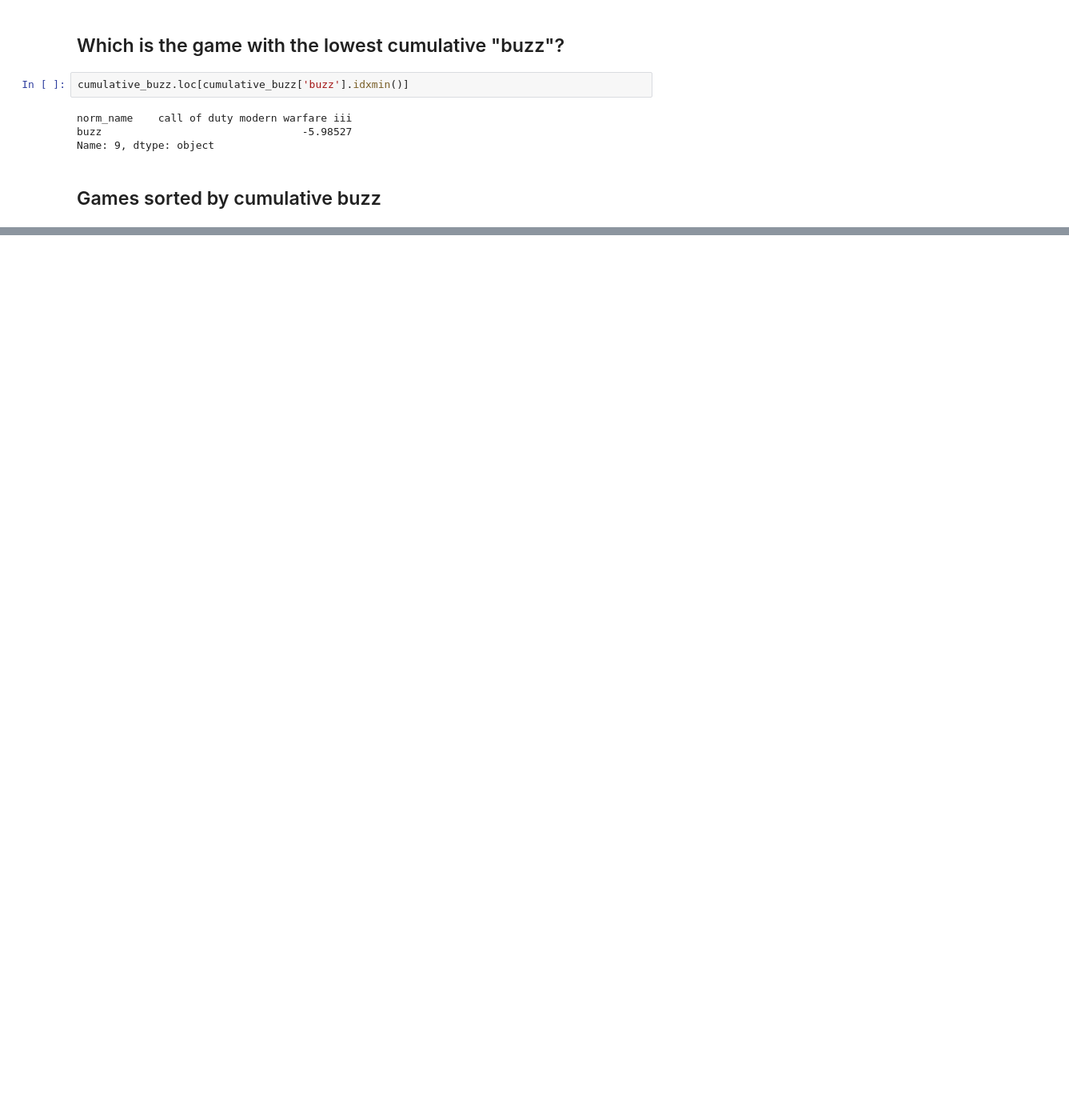
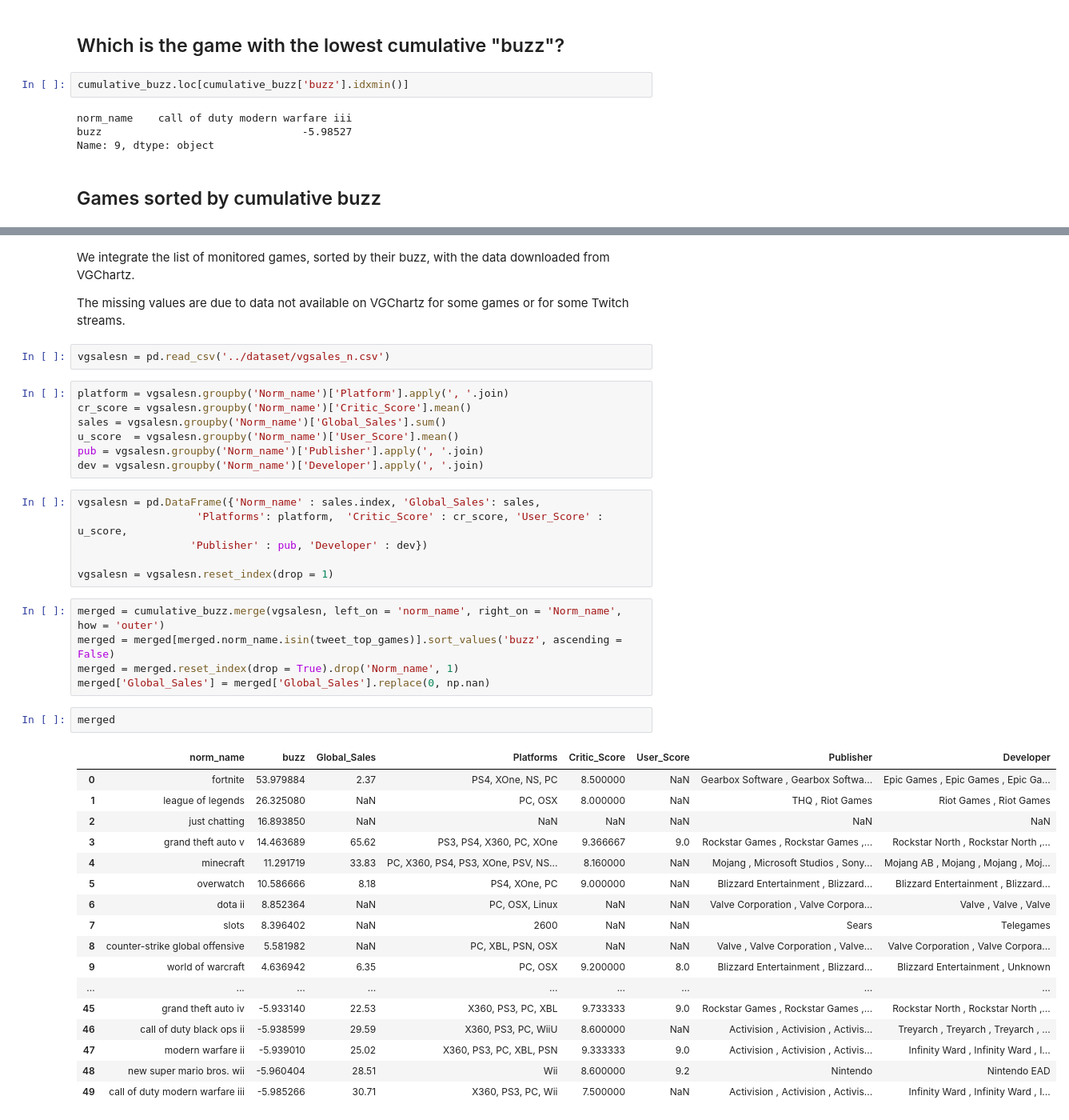
Before and after one commit to hechmik/videogames_buzz, a Jupyter notebook: notebooks/mongo_queries.ipynb, the cells around one changed output, grey strips where cells are left out. Shown at 80% size. Cells and saved outputs as stored; diff of their text form; blank space fills up the shorter version.

Commit message:
added integration between buzz data and vgchartz data

```diff
--- a/notebooks/mongo_queries.ipynb
+++ b/notebooks/mongo_queries.ipynb
@@ -799,0 +802,44 @@ cumulative_buzz.sort_values('buzz', ascending = False).reset_index()
+# %% [markdown]
+We integrate the list of monitored games, sorted by their buzz, with the data downloaded from VGChartz.
+
+The missing values are due to data not available on VGChartz for some games or for some Twitch streams.
+# %%
+vgsalesn = pd.read_csv('../dataset/vgsales_n.csv')
+# %%
+platform = vgsalesn.groupby('Norm_name')['Platform'].apply(', '.join)
+cr_score = vgsalesn.groupby('Norm_name')['Critic_Score'].mean()
+sales = vgsalesn.groupby('Norm_name')['Global_Sales'].sum()
+u_score  = vgsalesn.groupby('Norm_name')['User_Score'].mean()
+pub = vgsalesn.groupby('Norm_name')['Publisher'].apply(', '.join)
+dev = vgsalesn.groupby('Norm_name')['Developer'].apply(', '.join)
+# %%
+vgsalesn = pd.DataFrame({'Norm_name' : sales.index, 'Global_Sales': sales,
+                   'Platforms': platform,  'Critic_Score' : cr_score, 'User_Score' : u_score,
+                  'Publisher' : pub, 'Developer' : dev})
+
+vgsalesn = vgsalesn.reset_index(drop = 1)
+# %%
+merged = cumulative_buzz.merge(vgsalesn, left_on = 'norm_name', right_on = 'Norm_name', how = 'outer')
+merged = merged[merged.norm_name.isin(tweet_top_games)].sort_values('buzz', ascending = False)
+merged = merged.reset_index(drop = True).drop('Norm_name', 1)
+merged['Global_Sales'] = merged['Global_Sales'].replace(0, np.nan)
+# %%
+merged
+# %% [output]
+|  | norm_name | buzz | Global_Sales | Platforms | Critic_Score | User_Score | Publisher | Developer |
+| 0 | fortnite | 53.979884 | 2.37 | PS4, XOne, NS, PC | 8.500000 | NaN | Gearbox Software , Gearbox Softwa... | Epic Games , Epic Games , Epic Ga... |
+| 1 | league of legends | 26.325080 | NaN | PC, OSX | 8.000000 | NaN | THQ , Riot Games | Riot Games , Riot Games |
+| 2 | just chatting | 16.893850 | NaN | NaN | NaN | NaN | NaN | NaN |
+| 3 | grand theft auto v | 14.463689 | 65.62 | PS3, PS4, X360, PC, XOne | 9.366667 | 9.0 | Rockstar Games , Rockstar Games ,... | Rockstar North , Rockstar North ,... |
+| 4 | minecraft | 11.291719 | 33.83 | PC, X360, PS4, PS3, XOne, PSV, NS... | 8.160000 | NaN | Mojang , Microsoft Studios , Sony... | Mojang AB , Mojang , Mojang , Moj... |
+| 5 | overwatch | 10.586666 | 8.18 | PS4, XOne, PC | 9.000000 | NaN | Blizzard Entertainment , Blizzard... | Blizzard Entertainment , Blizzard... |
+| 6 | dota ii | 8.852364 | NaN | PC, OSX, Linux | NaN | NaN | Valve Corporation , Valve Corpora... | Valve , Valve , Valve |
+| 7 | slots | 8.396402 | NaN | 2600 | NaN | NaN | Sears | Telegames |
+| 8 | counter-strike global offensive | 5.581982 | NaN | PC, XBL, PSN, OSX | NaN | NaN | Valve , Valve Corporation , Valve... | Valve Corporation , Valve Corpora... |
+| 9 | world of warcraft | 4.636942 | 6.35 | PC, OSX | 9.200000 | 8.0 | Blizzard Entertainment , Blizzard... | Blizzard Entertainment , Unknown |
+| ... | ... | ... | ... | ... | ... | ... | ... | ... |
+| 45 | grand theft auto iv | -5.933140 | 22.53 | X360, PS3, PC, XBL | 9.733333 | 9.0 | Rockstar Games , Rockstar Games ,... | Rockstar North , Rockstar North ,... |
+| 46 | call of duty black ops ii | -5.938599 | 29.59 | X360, PS3, PC, WiiU | 8.600000 | NaN | Activision , Activision , Activis... | Treyarch , Treyarch , Treyarch , ... |
+| 47 | modern warfare ii | -5.939010 | 25.02 | X360, PS3, PC, XBL, PSN | 9.333333 | 9.0 | Activision , Activision , Activis... | Infinity Ward , Infinity Ward , I... |
+| 48 | new super mario bros. wii | -5.960404 | 28.51 | Wii | 8.600000 | 9.2 | Nintendo | Nintendo EAD |
+| 49 | call of duty modern warfare iii | -5.985266 | 30.71 | X360, PS3, PC, Wii | 7.500000 | NaN | Activision , Activision , Activis... | Infinity Ward , Infinity Ward , I... |
```
Also changed, not shown: parts of 1 cell of this notebook.
